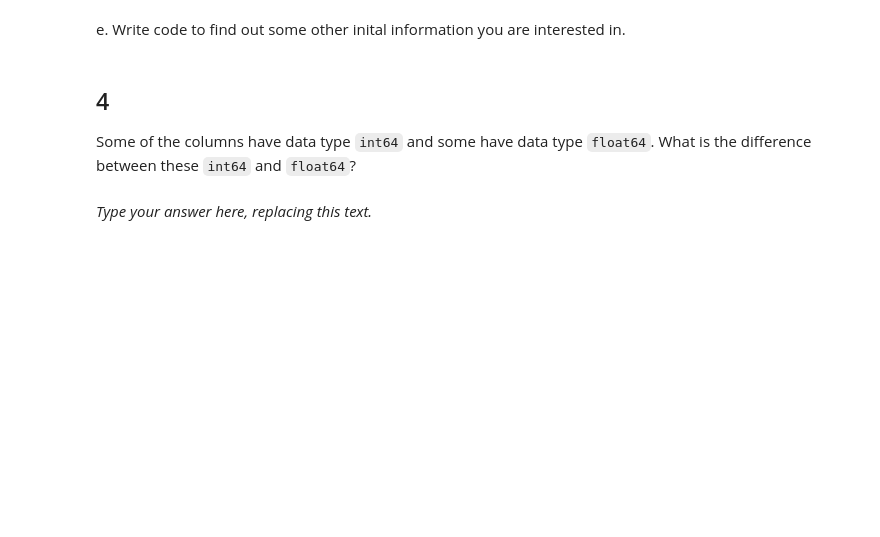
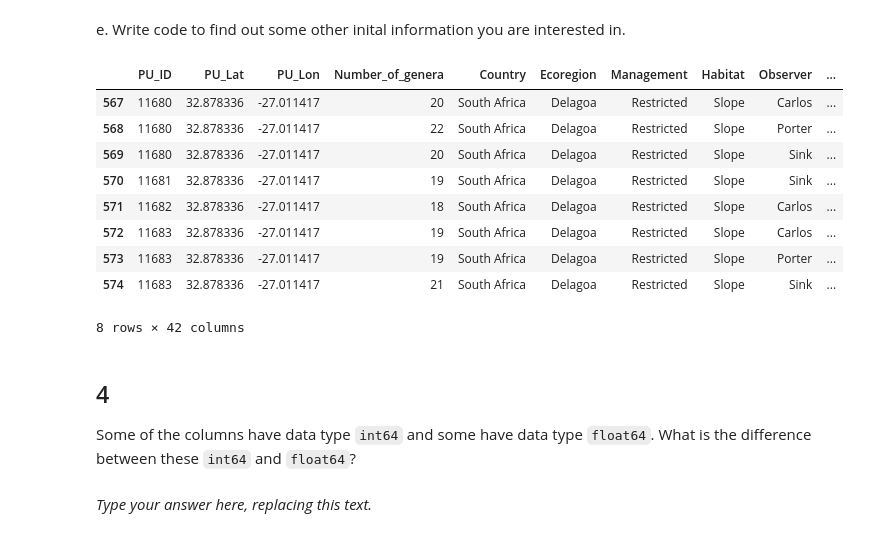
Before and after one commit to mmorenorolon/eds220-hwk1, a Jupyter notebook: task2/hwk1-task2-corals.ipynb, the cells around one changed output. Saved outputs shown, nothing was run; the diff lists cells and outputs as text; code cells hidden in the pictures; blank space fills up the shorter version.

```diff
--- a/task2/hwk1-task2-corals.ipynb
+++ b/task2/hwk1-task2-corals.ipynb
@@ -102,3 +126,19 @@ e. Write code to find out some other inital information you are interested in.
+# %%
+# e. Show the last 8 rows of the data frame
+last_8_rows  = coral_div.tail(8)
+# %%
+last_8_rows
+# %% [output]
+|  | PU_ID | PU_Lat | PU_Lon | Number_of_genera | Country | Ecoregion | Management | Habitat | Observer | ... |
+| 567 | 11680 | 32.878336 | -27.011417 | 20 | South Africa | Delagoa | Restricted | Slope | Carlos | ... |
+| 568 | 11680 | 32.878336 | -27.011417 | 22 | South Africa | Delagoa | Restricted | Slope | Porter | ... |
+| 569 | 11680 | 32.878336 | -27.011417 | 20 | South Africa | Delagoa | Restricted | Slope | Sink | ... |
+| 570 | 11681 | 32.878336 | -27.011417 | 19 | South Africa | Delagoa | Restricted | Slope | Sink | ... |
+| 571 | 11682 | 32.878336 | -27.011417 | 18 | South Africa | Delagoa | Restricted | Slope | Carlos | ... |
+| 572 | 11683 | 32.878336 | -27.011417 | 19 | South Africa | Delagoa | Restricted | Slope | Carlos | ... |
+| 573 | 11683 | 32.878336 | -27.011417 | 19 | South Africa | Delagoa | Restricted | Slope | Porter | ... |
+| 574 | 11683 | 32.878336 | -27.011417 | 21 | South Africa | Delagoa | Restricted | Slope | Sink | ... |
+8 rows × 42 columns
 # %% [markdown]
 <!-- END QUESTION -->
 
```
Also changed, not shown: parts of 16 cells of this notebook.
